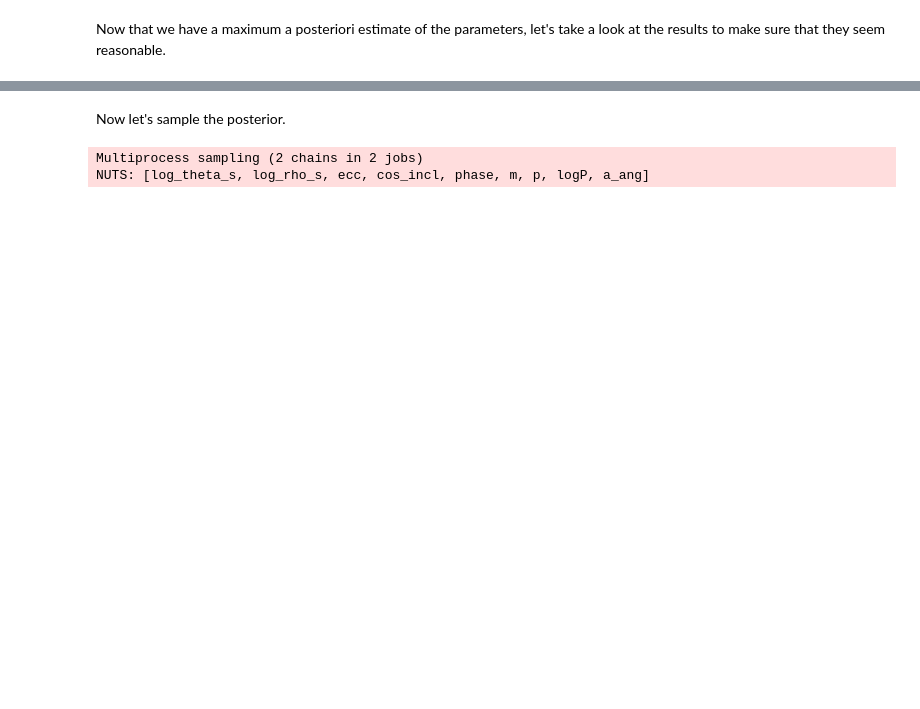
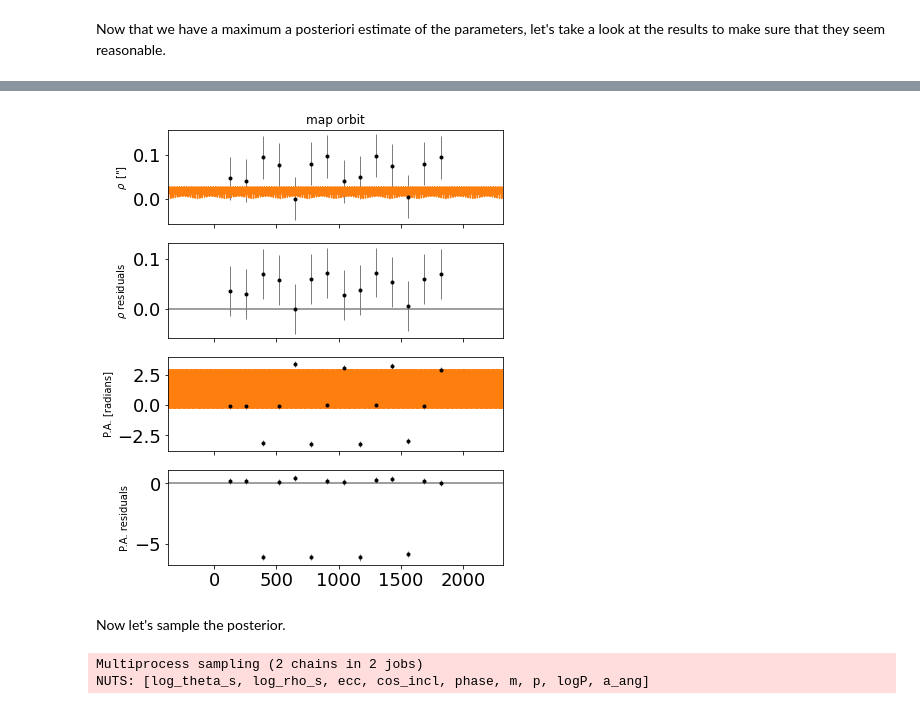
Before and after one commit to dyahalomi/roman_astrometry, a Jupyter notebook: Code/Model_Earth.ipynb, the cells around one changed output, grey strips where cells are left out. Saved outputs shown, nothing was run; the diff lists cells and outputs as text; code cells hidden in the pictures; blank space fills up the shorter version.

```diff
--- a/Code/Model_Earth.ipynb
+++ b/Code/Model_Earth.ipynb
@@ -1043,0 +1078,33 @@ _ = ax[0].set_title("map orbit")
+# %%
+ekw = dict(fmt=".k", lw=0.5)
+
+fig, ax = plt.subplots(nrows=4, sharex=True, figsize=(6, 8))
+ax[0].set_ylabel(r'$\rho\,$ ["]')
+ax[1].set_ylabel(r"$\rho$ residuals")
+ax[2].set_ylabel(r"P.A. [radians]")
+ax[3].set_ylabel(r"P.A. residuals")
+
+tot_rho_err = np.sqrt(rho_err ** 2 + np.exp(2 * map_soln["log_rho_s"]))
+tot_theta_err = np.sqrt(theta_err ** 2 + np.exp(2 * map_soln["log_theta_s"]))
+
+ax[0].errorbar(x_astrometry, rho_data, yerr=tot_rho_err, **ekw)
+ax[0].plot(t_fine, map_soln["rho_save"], "C1")
+
+ax[1].axhline(0.0, color="0.5")
+ax[1].errorbar(
+    x_astrometry, rho_data - map_soln["rho_model"], yerr=tot_rho_err, **ekw
+)
+
+
+ax[2].plot(t_fine, map_soln["theta_save"], "C1")
+ax[2].errorbar(x_astrometry, theta_data, yerr=tot_theta_err, **ekw)
+
+ax[3].axhline(0.0, color="0.5")
+ax[3].errorbar(
+    x_astrometry, theta_data - map_soln["theta_model"], yerr=tot_theta_err, **ekw
+)
+
+ax[3].set_xlim(t_fine[0], t_fine[-1])
+_ = ax[0].set_title("map orbit")
+# %% [output]
+[figure, added]
```
Also changed, not shown: parts of 8 cells of this notebook.
